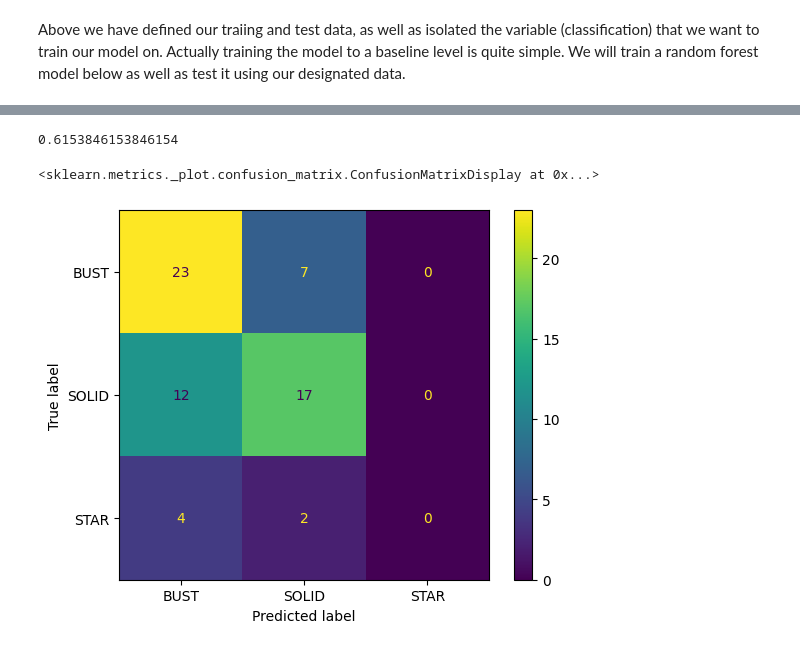
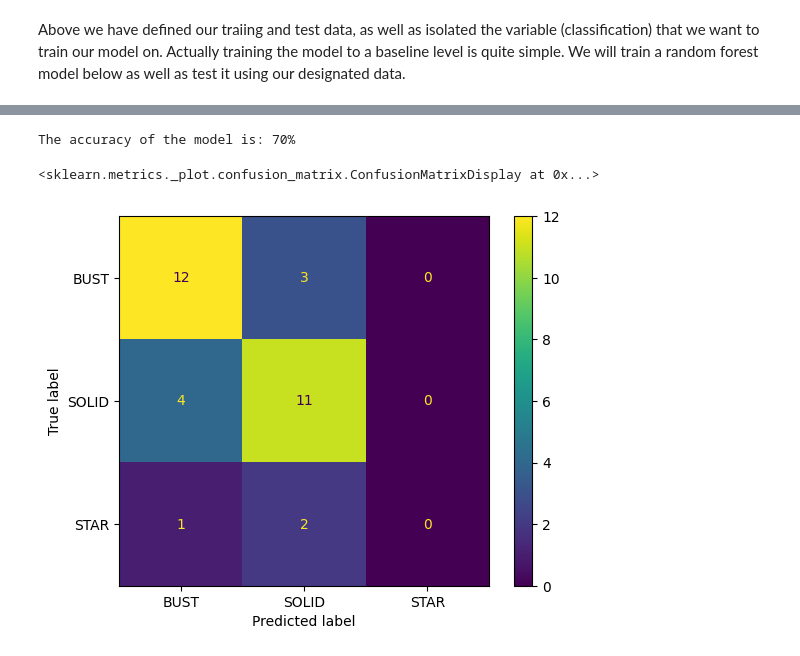
Before and after one commit to lakerfan1994/RandomForestModelTest, a Jupyter notebook: nba draft model.ipynb, the cells around one changed output, grey strips where cells are left out. Cells and saved outputs as stored; diff of their text form; code cells hidden in the pictures.

```diff
--- a/nba draft model.ipynb
+++ b/nba draft model.ipynb
@@ -118,7 +121,7 @@ First, lets split our data into test data and training data. We will need to ide
 independentVars = clean_data.drop('classification', axis=1)
 dependentVar = clean_data['classification']
 
-training_independent, test_independent, training_dependent, test_dependent = train_test_split(independentVars, dependentVar, test_size=0.2, random_state=24, stratify=dependentVar)
+training_independent, test_independent, training_dependent, test_dependent = train_test_split(independentVars, dependentVar, test_size=0.1, random_state=24, stratify=dependentVar)
 # %% [markdown]
 Above we have defined our traiing and test data, as well as isolated the variable (classification) that we want to train our model on.
 Actually training the model to a baseline level is quite simple. We will train a random forest model below as well as test it using our designated data.
@@ -153,25 +159,35 @@ ConfusionMatrixDisplay.from_estimator(random_forest, test_independent, test_depe
 # %%
 
+# Punish the model for getting stars wrong
+class_weights = {
+    'STAR': 10.0,
+    'SOLID': 1.0,
+    'BUST': 1.0
+}
 
-random_forest_2 = RandomForestClassifier(random_state= 26)
+params = {'n_estimators': randint(1,1000),
+          'max_depth': randint(1,50)}
 
-params = {'n_estimators': randint(100,1000),
-              'max_depth': randint(25,50)}
 
-search_engine = RandomizedSearchCV(random_forest_2, param_distributions=params, n_iter=5, cv=5, random_state=24)
+random_forest_2 = RandomForestClassifier(random_state= 26, class_weight=class_weights)
+
+
+#use a hyperparameter tuning algorithm to attempt to find the best random forest with the best hyperparameters
+search_engine = RandomizedSearchCV(random_forest_2, param_distributions=params, n_iter=5, cv=5, random_state=26)
 
 search_engine.fit(training_independent, training_dependent)
 
 best_random_forest = search_engine.best_estimator_
 
 newPredictions = best_random_forest.predict(test_independent)
 
 accuracy2 = accuracy_score(test_dependent, newPredictions)
 
-print(accuracy2)
+
+print("The accuracy of the model is: " + str(round(accuracy2 * 100)) + '%')
 
 ConfusionMatrixDisplay.from_estimator(best_random_forest, test_independent, test_dependent)
 # %% [output]
-0.6153846153846154
+The accuracy of the model is: 70%
 <sklearn.metrics._plot.confusion_matrix.ConfusionMatrixDisplay at 0x...>
-[figure, old version]
+[figure, new version]
```
Also changed, not shown: parts of 7 cells of this notebook, 3 other files.
